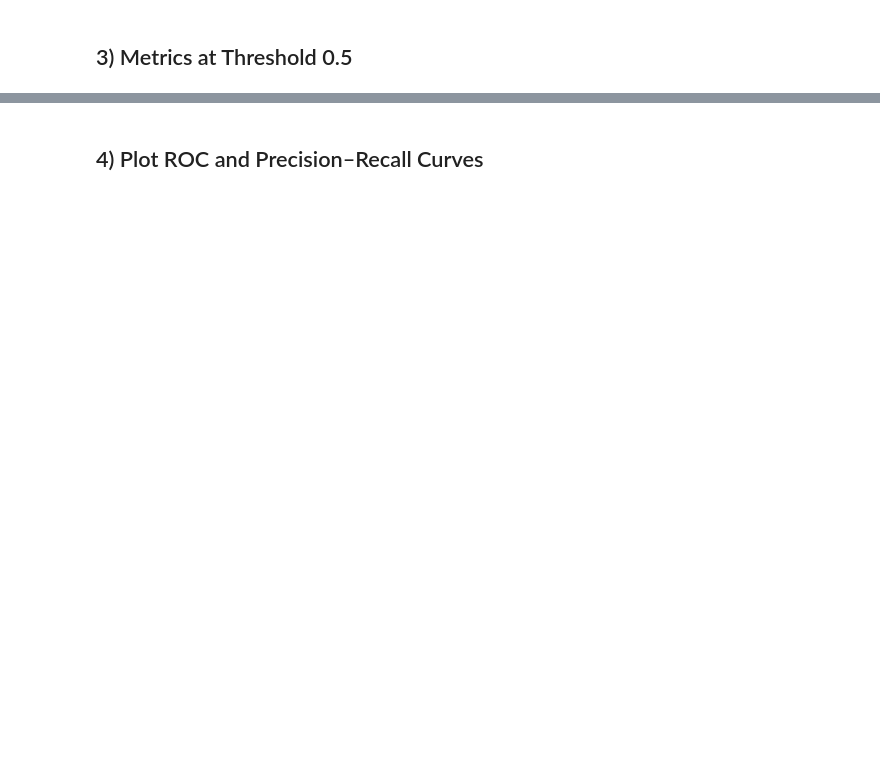
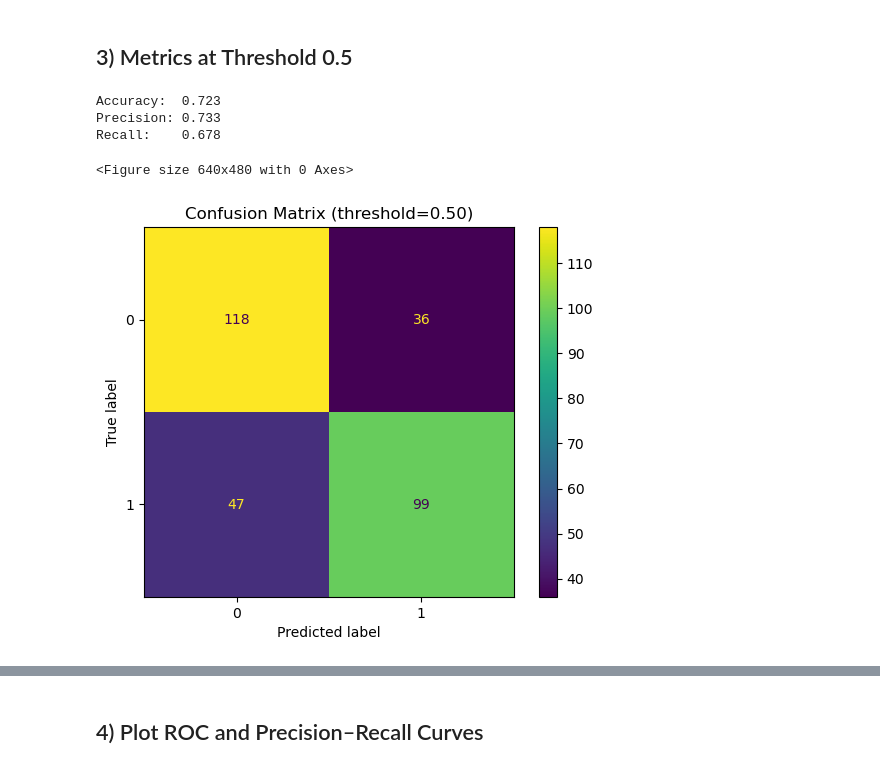
Before and after one commit to swnesbitt/ATMS-523-Module-5-Checkin, a Jupyter notebook: notebooks/LogReg_Compare_Models.ipynb, the cells around one changed output, grey strips where cells are left out. Saved outputs shown, nothing was run; the diff lists cells and outputs as text; code cells hidden in the pictures; blank space fills up the shorter version.

```diff
--- a/notebooks/LogReg_Compare_Models.ipynb
+++ b/notebooks/LogReg_Compare_Models.ipynb
@@ -49,3 +56,25 @@ df.head()
+# %%
+def compute_metrics(prdct_y: np.array, obsrv_y: np.array, thr: float = 0.5):
+
+    '''
+        Takes a predicted y and then the observed y and computes a confusion matrix
+        Returns the predicted y accuracy, precision, and recall
+    '''
+    thr = 0.5
+    y_pred = (prdct_y >= thr).astype(int)
+
+    acc = accuracy_score(obsrv_y, y_pred)
+    prec = precision_score(obsrv_y, y_pred, zero_division=0)
+    rec = recall_score(obsrv_y, y_pred, zero_division=0)
+
+    print(f"Accuracy:  {acc:.3f}\nPrecision: {prec:.3f}\nRecall:    {rec:.3f}")
+
+    fig = plt.figure()
+    ConfusionMatrixDisplay.from_predictions(obsrv_y, y_pred)
+    plt.title(f"Confusion Matrix (threshold={thr:.2f})")
+    plt.show()
+
+    return {'accuracy': acc, 'precision': prec, 'recall': rec}
 # %% [markdown]
 ## 1) Train/Test Split
 # %%
@@ -74,8 +107,12 @@ clf_full.coef_, clf_reduced.coef_
 # %% [markdown]
 ## 3) Metrics at Threshold 0.5
 # %%
-thr = 0.5
-ypred_full = (yprob_full >= thr).astype(int)
-ypred_reduced = (yprob_reduced >= thr).astype(int)
+# full_set metrics
 
-# TODO: Compute Accuracy, Precision, Recall for both models at threshold 0.5
+fullset_metrics = compute_metrics(yprob_full, yf_test)
+# %% [output]
+Accuracy:  0.723
+Precision: 0.733
+Recall:    0.678
+<Figure size 640x480 with 0 Axes>
+[figure, added]
```
Also changed, not shown: parts of 6 cells of this notebook.
